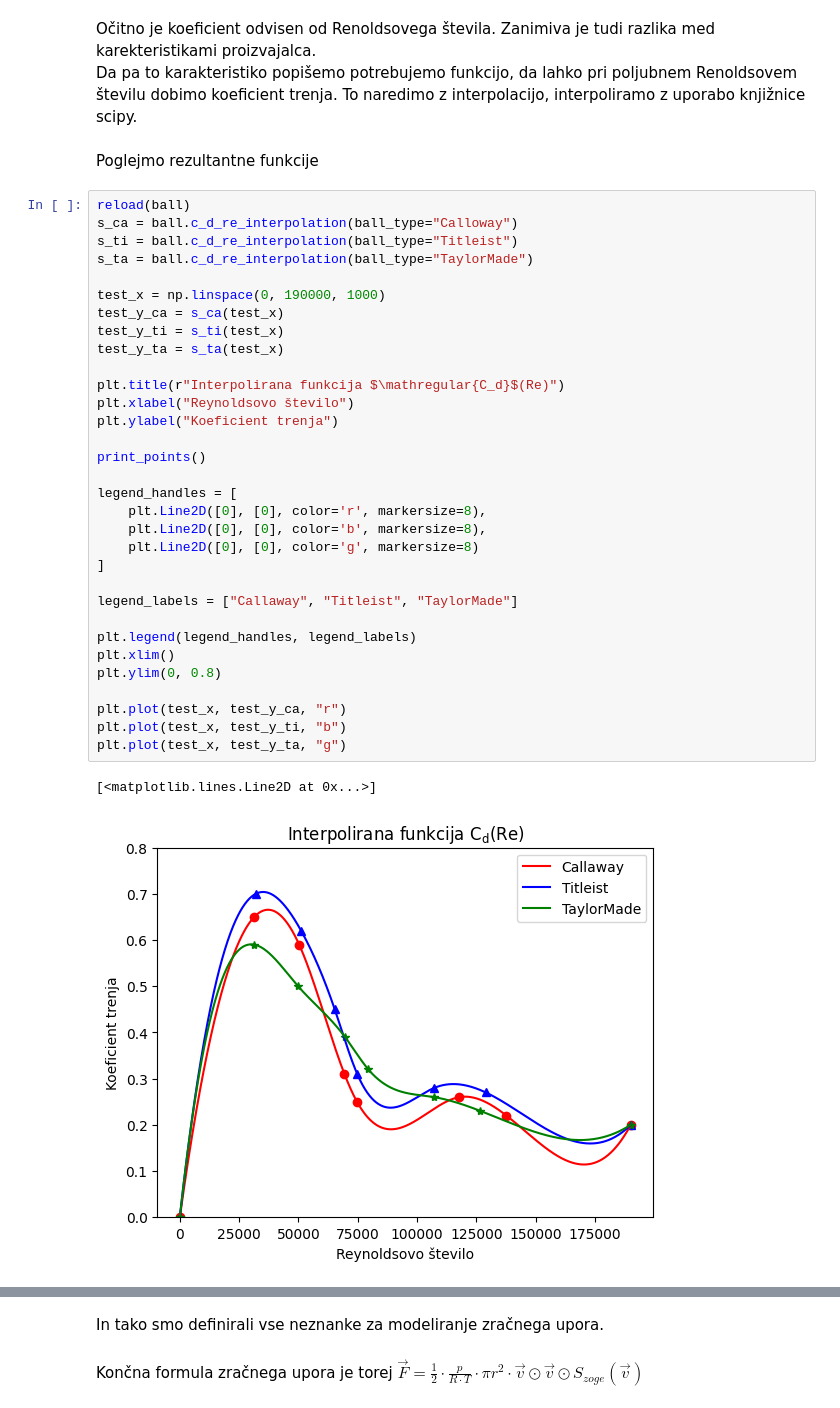
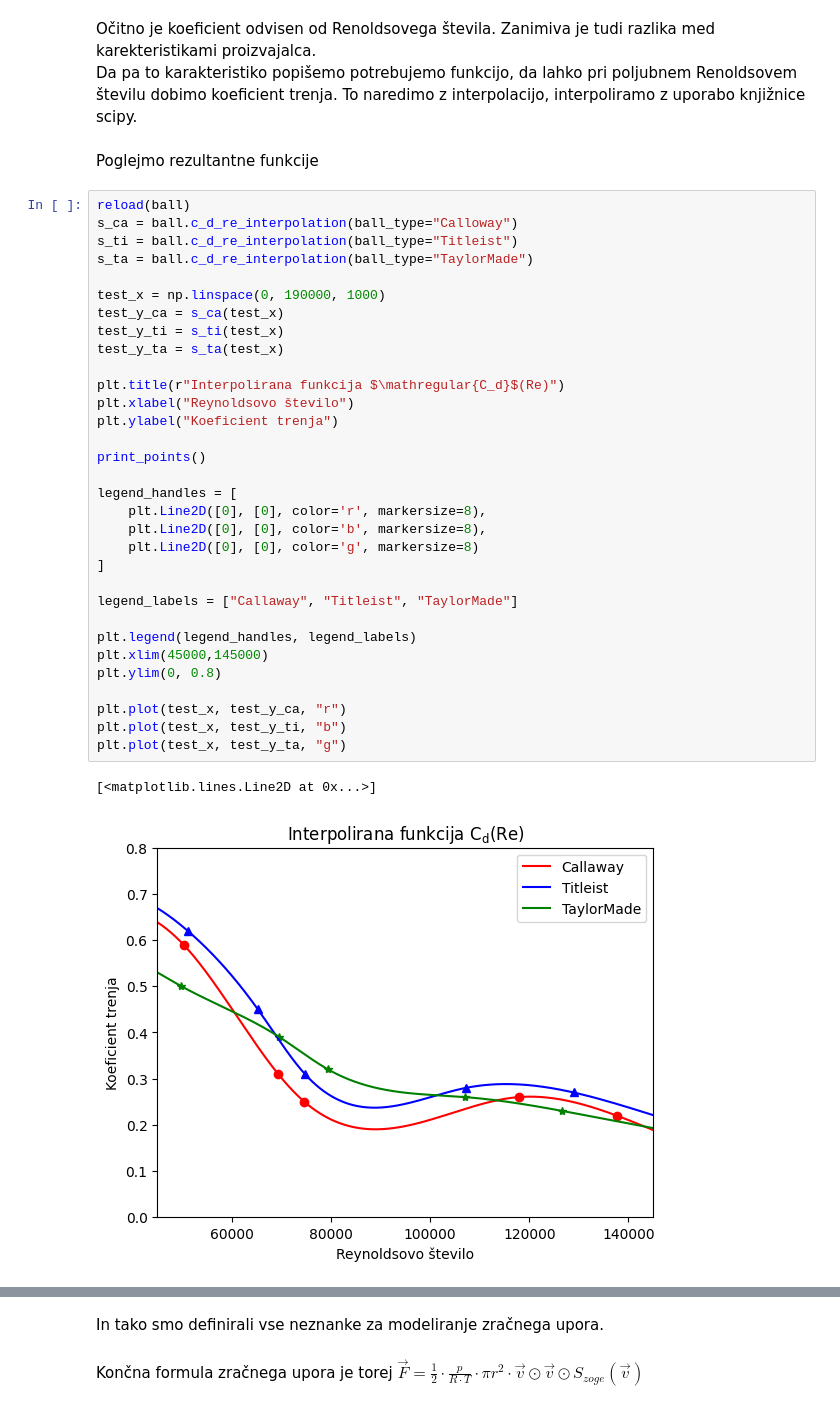
Before and after one commit to akul23/Golf-Ball-Flight, a Jupyter notebook: main.ipynb, the cells around one changed output, grey strips where cells are left out. Saved outputs shown, nothing was run; the diff lists cells and outputs as text.

```diff
--- a/main.ipynb
+++ b/main.ipynb
@@ -143,32 +143,32 @@ s_ca = ball.c_d_re_interpolation(ball_type="Calloway")
 s_ti = ball.c_d_re_interpolation(ball_type="Titleist")
 s_ta = ball.c_d_re_interpolation(ball_type="TaylorMade")
 
 test_x = np.linspace(0, 190000, 1000)
 test_y_ca = s_ca(test_x)
 test_y_ti = s_ti(test_x)
 test_y_ta = s_ta(test_x)
 
 plt.title(r"Interpolirana funkcija $\mathregular{C_d}$(Re)")
 plt.xlabel("Reynoldsovo število")
 plt.ylabel("Koeficient trenja")
 
 print_points()
 
 legend_handles = [
     plt.Line2D([0], [0], color='r', markersize=8),
     plt.Line2D([0], [0], color='b', markersize=8),
     plt.Line2D([0], [0], color='g', markersize=8)
 ]
 
 legend_labels = ["Callaway", "Titleist", "TaylorMade"]
 
 plt.legend(legend_handles, legend_labels)
-plt.xlim()
+plt.xlim(45000,145000)
 plt.ylim(0, 0.8)
 
 plt.plot(test_x, test_y_ca, "r")
 plt.plot(test_x, test_y_ti, "b")
 plt.plot(test_x, test_y_ta, "g")
 # %% [output]
 [<matplotlib.lines.Line2D at 0x...>]
-[figure, old version]
+[figure, new version]
```
Also changed, not shown: parts of 9 cells of this notebook, 4 other files.
